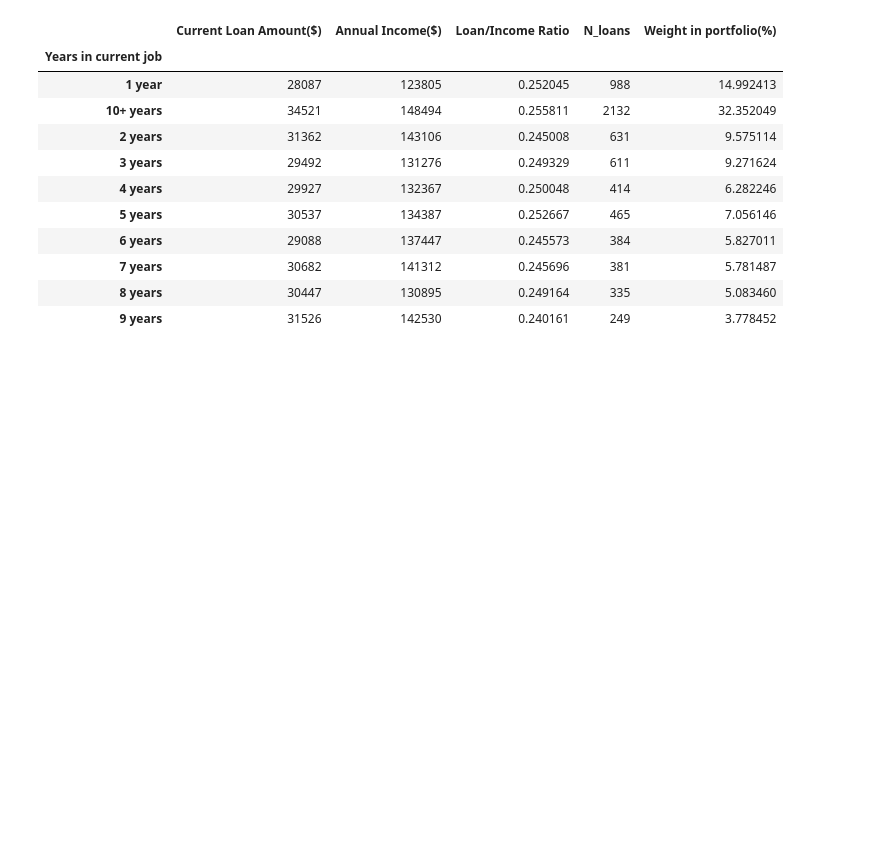
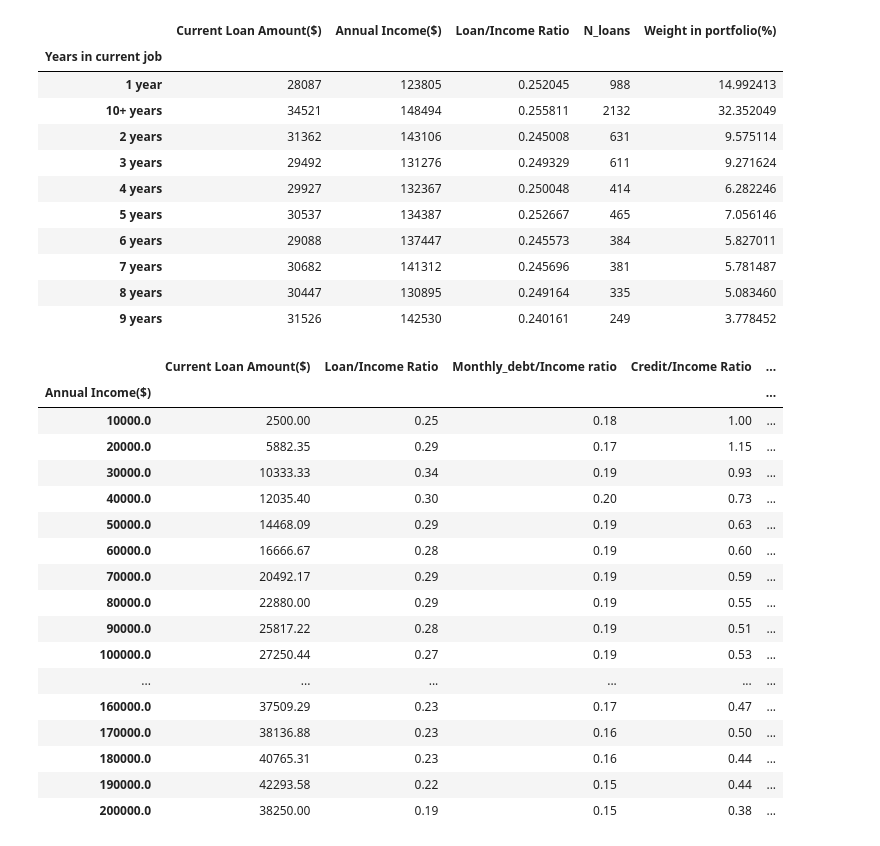
Before and after one commit to Diegon8/Banking-product-, a Jupyter notebook: Cleaning_Banking_data.ipynb, the cells around one changed output. Drawn from its saved outputs; the diff is of its cells as text; code cells hidden in the pictures; blank space fills up the shorter version.

```diff
--- a/Cleaning_Banking_data.ipynb
+++ b/Cleaning_Banking_data.ipynb
@@ -326,0 +324,29 @@ bankdata.to_csv('bankdata.csv', index=False)
+# %%
+Incomes_table = bankdata[['Annual Income($)','Current Loan Amount($)',]].groupby(['Annual Income($)']).mean()
+#Incomes_table = Incomes_table[['Annual Income($)','Current Loan Amount($)']].apply(toint())
+Incomes_table ['Loan/Income Ratio'] = bankdata[['Loan/Income Ratio']].groupby(bankdata['Annual Income($)']).mean()
+Incomes_table ['Monthly_debt/Income ratio'] = bankdata[['Monthly_debt/Income ratio']].groupby(bankdata['Annual Income($)']).mean()
+Incomes_table ['Credit/Income Ratio'] = bankdata[['Credit/Income Ratio']].groupby(bankdata['Annual Income($)']).mean()
+Incomes_table ['N_incomes'] = bankdata['Annual Income($)'].value_counts()
+Incomes_table ['Weight in portfolio(%)'] = (Incomes_table ['N_incomes']/(Incomes_table ['N_incomes'].sum()))*100
+Incomes_table = Incomes_table.round(2)
+Incomes_table.head(20)
+# %% [output]
+|  | Current Loan Amount($) | Loan/Income Ratio | Monthly_debt/Income ratio | Credit/Income Ratio | ... |
+| Annual Income($) |  |  |  |  | ... |
+| 10000.0 | 2500.00 | 0.25 | 0.18 | 1.00 | ... |
+| 20000.0 | 5882.35 | 0.29 | 0.17 | 1.15 | ... |
+| 30000.0 | 10333.33 | 0.34 | 0.19 | 0.93 | ... |
+| 40000.0 | 12035.40 | 0.30 | 0.20 | 0.73 | ... |
+| 50000.0 | 14468.09 | 0.29 | 0.19 | 0.63 | ... |
+| 60000.0 | 16666.67 | 0.28 | 0.19 | 0.60 | ... |
+| 70000.0 | 20492.17 | 0.29 | 0.19 | 0.59 | ... |
+| 80000.0 | 22880.00 | 0.29 | 0.19 | 0.55 | ... |
+| 90000.0 | 25817.22 | 0.28 | 0.19 | 0.51 | ... |
+| 100000.0 | 27250.44 | 0.27 | 0.19 | 0.53 | ... |
+| ... | ... | ... | ... | ... | ... |
+| 160000.0 | 37509.29 | 0.23 | 0.17 | 0.47 | ... |
+| 170000.0 | 38136.88 | 0.23 | 0.16 | 0.50 | ... |
+| 180000.0 | 40765.31 | 0.23 | 0.16 | 0.44 | ... |
+| 190000.0 | 42293.58 | 0.22 | 0.15 | 0.44 | ... |
+| 200000.0 | 38250.00 | 0.19 | 0.15 | 0.38 | ... |
```
Also changed, not shown: parts of 3 cells of this notebook, 6 other files.
